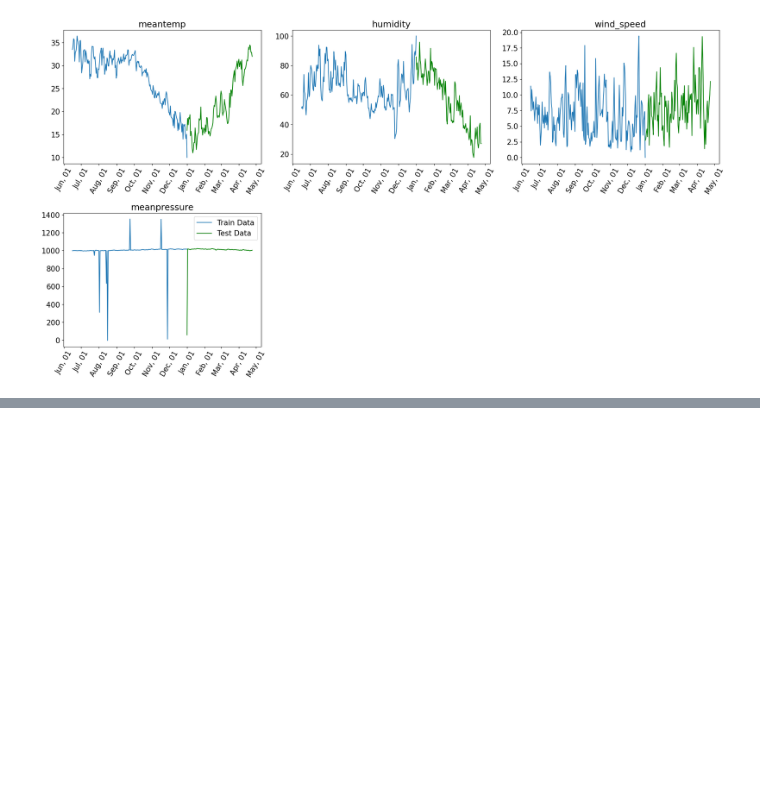
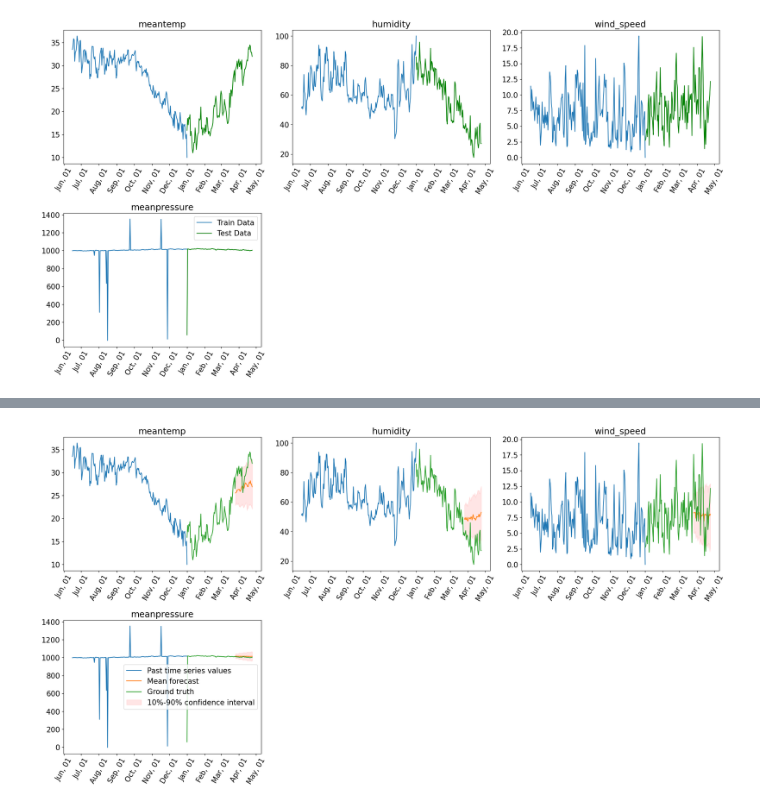
Before and after one commit to andersenthomas98/timeseries-forecasting, a Jupyter notebook: Lag_Llama_vs_Autogluon.ipynb, the cells around one changed output, grey strips where cells are left out. Drawn from its saved outputs; the diff is of its cells as text; code cells hidden in the pictures; blank space fills up the shorter version.

```diff
--- a/Lag_Llama_vs_Autogluon.ipynb
+++ b/Lag_Llama_vs_Autogluon.ipynb
@@ -322,0 +438,4 @@ plt.show()
+# %%
+df_long_train_autogluon = df_long_train
+df_long_train_autogluon = df_long_train_autogluon.reset_index(inplace=False)
+df_long_train_autogluon
@@ -322,0 +456,3 @@ plt.show()
+# %%
+train_data_autogluon = TimeSeriesDataFrame.from_data_frame(df_long_train_autogluon, id_column="item_id", timestamp_column="date")
+train_data_autogluon.head()
@@ -322,0 +467,9 @@ plt.show()
+# %%
+predictor_autogluon = TimeSeriesPredictor(
+    prediction_length=prediction_length,
+    path="autogluon-climate-daily",
+    target="target",
+    eval_metric="MAPE",
+    cache_predictions=False
+)
+predictor_autogluon.fit(train_data_autogluon, presets="best_quality", time_limit=1200)
@@ -322,0 +525,3 @@ plt.show()
+# %%
+predictions_autogluon = predictor_autogluon.predict(test_data_autogluon, use_cache=False)
+predictions_autogluon.head()
@@ -322,0 +537,39 @@ plt.show()
+# %%
+import matplotlib.pyplot as plt
+import matplotlib.dates as mdates
+item_ids = ['meantemp', 'humidity', 'wind_speed', 'meanpressure']
+
+plt.figure(figsize=(20,15))
+
+date_formater = mdates.DateFormatter('%b, %d')
+plt.rcParams.update({'font.size': 15})
+
+for idx, item_id in enumerate(item_ids):
+
+    ax = plt.subplot(3,3, idx+1)
+    y_past = train_data_autogluon.loc[item_id][-200:]
+    y_pred = predictions_autogluon.loc[item_id]
+    y_test = test_data_autogluon_all.loc[item_id]
+
+    # Past time series values
+    ax.plot(y_past.index, y_past.values, label="Past time series values")
+    # Mean forecast
+    ax.plot(y_pred.index, y_pred['mean'], label="Mean forecast")
+    # Future time series values
+    ax.plot(y_test.index, y_test.values, label="Ground truth")
+
+    # Filling between the confidence intervals
+    ax.fill_between(y_pred.index, y_pred['0.1'], y_pred['0.9'], color="red", alpha=0.1, label="10%-90% confidence interval")
+
+    ax.set_title(item_id)
+
+    plt.xticks(rotation=60)
+    ax.xaxis.set_major_formatter(date_formater)
+
+plt.gcf().tight_layout()
+
+plt.legend()
+
+plt.show()
+# %% [output]
+[figure, added]
```
Also changed, not shown: parts of 25 cells of this notebook.
